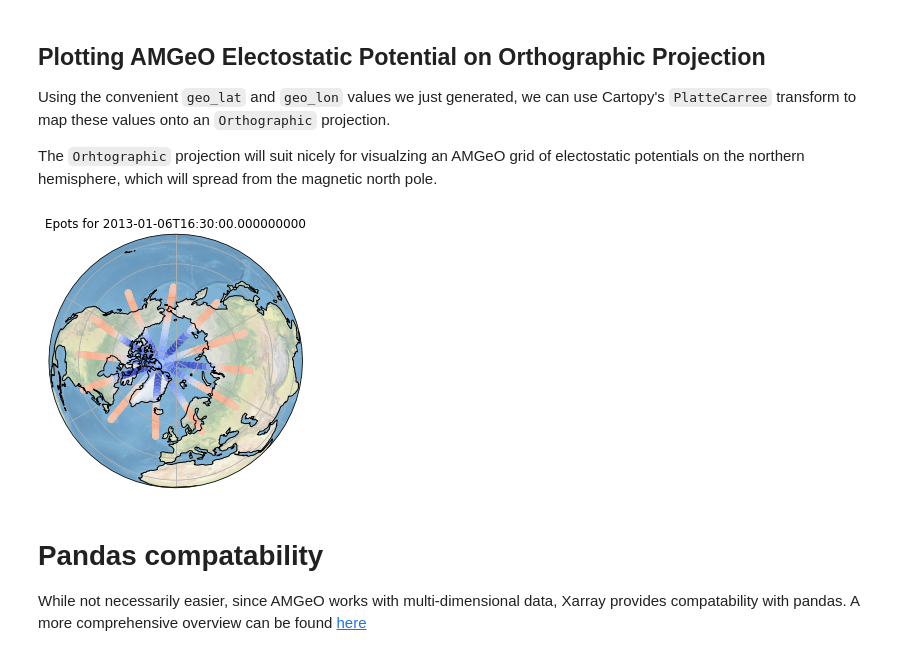
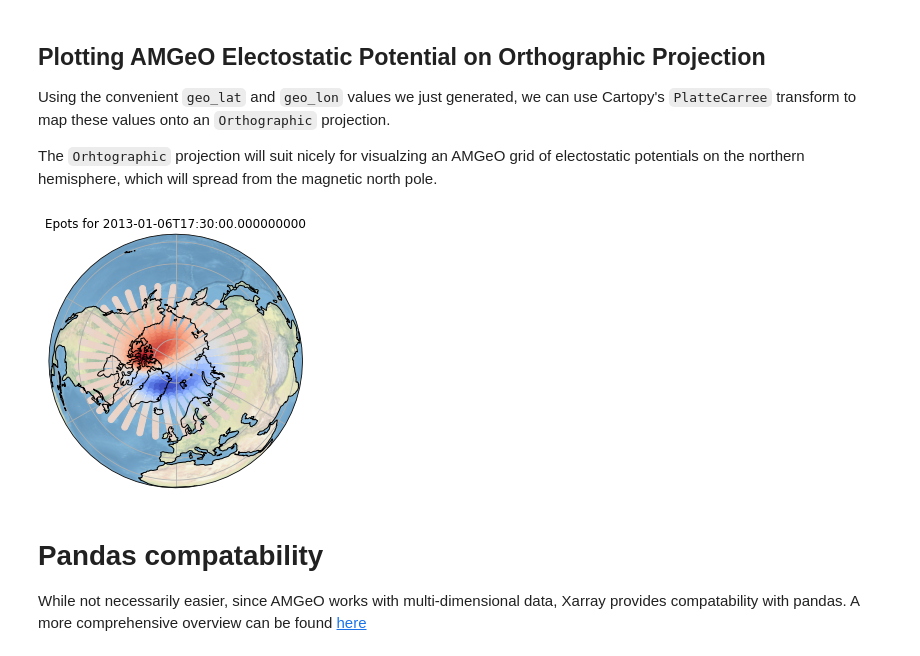
Before and after one commit to earthcube2022/ec22_mirkovich_etal, a Jupyter notebook: WM_01_AMGeO-2.0.ipynb, the cells around one changed output. Saved outputs shown, nothing was run; the diff lists cells and outputs as text; code cells hidden in the pictures.

Commit message:
fix to apexpy conversion from amgeo lons

```diff
--- a/WM_01_AMGeO-2.0.ipynb
+++ b/WM_01_AMGeO-2.0.ipynb
@@ -629,21 +629,25 @@ For plots using the common mercator projection, Geodetic is what we will be look
 # %%
 # need to create 24x37 grid of lat & lons for conversion
 
-lats, lons = np.zeros((24, 37)), np.zeros((24, 37))
+amgeo_lats, amgeo_lons = np.zeros((24, 37)), np.zeros((24, 37))
 for i in range(24):
     for j in range(37):
-        lats[i][j] = ds.lat.values[i]
-        lons[i][j] = ds.lon.values[j]
-lats, lons = np.array(lats), np.array(lons)
-lats.shape, lons.shape
+        amgeo_lats[i][j] = ds.lat.values[i]
+        amgeo_lons[i][j] = ds.lon.values[j]
+amgeo_lats, amgeo_lons = np.array(amgeo_lats), np.array(amgeo_lons)
+amgeo_lats.shape, amgeo_lons.shape
 # %% [output]
 ((24, 37), (24, 37))
+# %%
+
+# TODO: explain
+mlt = amgeo_lons / 180 * 12
 # %%
 # get specific reference date for conversion (needed for mlt conversion)
 dt = controller.browse(d, 'N')[0]
 
 # now, can convert to geodetic, AMGeO uses a reference height of 110km (the nominal F layer)
-geo_lat, geo_lon = apex_out.convert(lats, lons, 'mlt', 'geo', datetime=dt, height=110)
+geo_lat, geo_lon = apex_out.convert(amgeo_lats, mlt, 'mlt', 'geo', datetime=dt, height=110)
 geo_lat.shape, geo_lon.shape
 # %% [output]
 ((24, 37), (24, 37))
@@ -663,22 +667,22 @@ The `Orhtographic` projection will suit nicely for visualzing an AMGeO grid of e
 # %%
 fig = plt.figure(figsize=[10, 5])
 
-idx = 0
+idx = 1
 
 # Northern Hemisphere
 ax = fig.add_subplot(1, 2, 1, projection=crs.Orthographic(0, 90))
 
 ax.coastlines(zorder=3)
 ax.stock_img()
 ax.gridlines()
 
 ax.scatter(geo_lon, geo_lat, c=ds.epot[idx], cmap='coolwarm', transform=crs.PlateCarree())
 
 ax.set_title(f'Epots for {ds.time.values[idx]}')
 
 plt.show()
 # %% [output]
-[figure, old version]
+[figure, new version]
 # %% [markdown]
 # Pandas compatability
 
```
Also changed, not shown: parts of 1 cell of this notebook.
